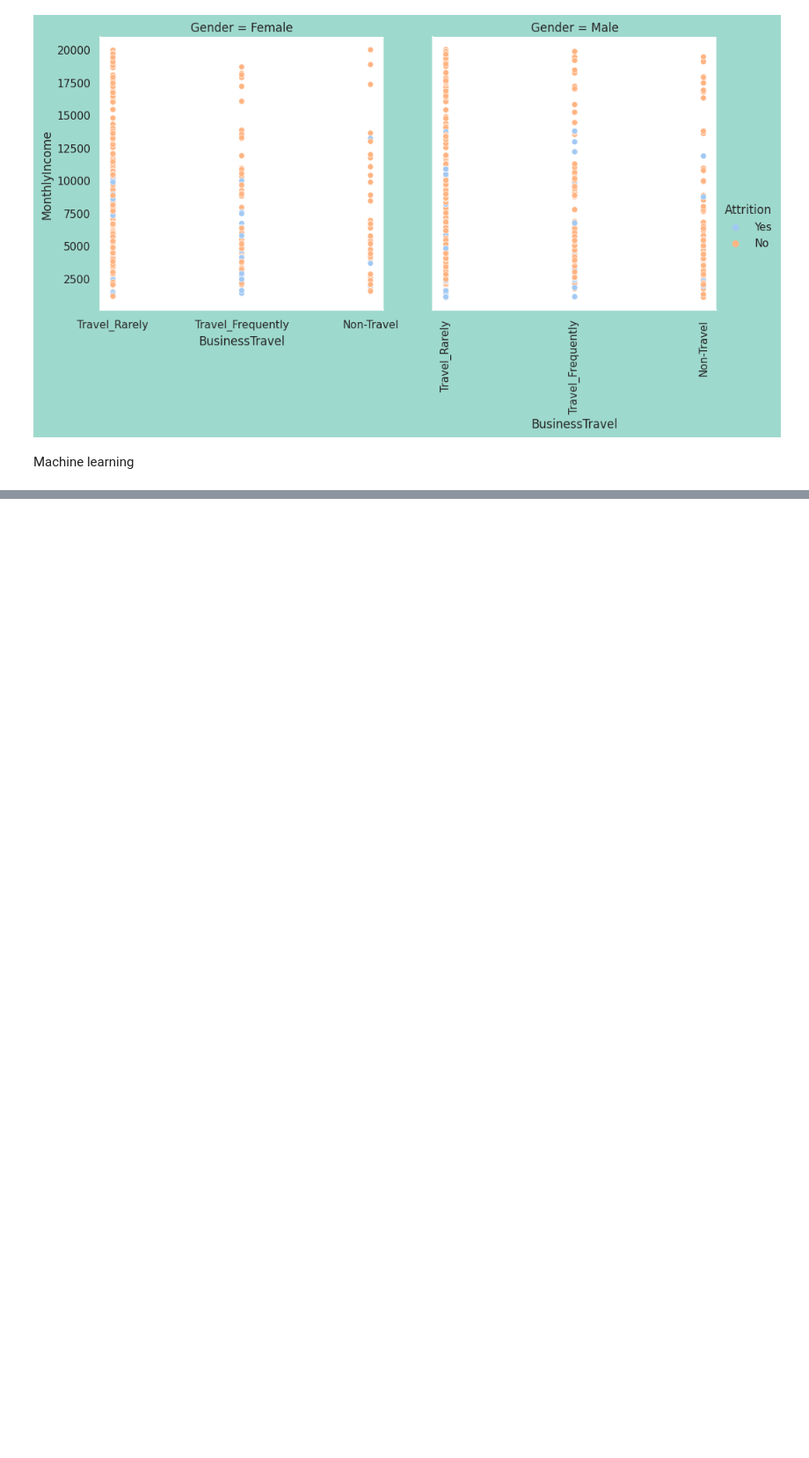
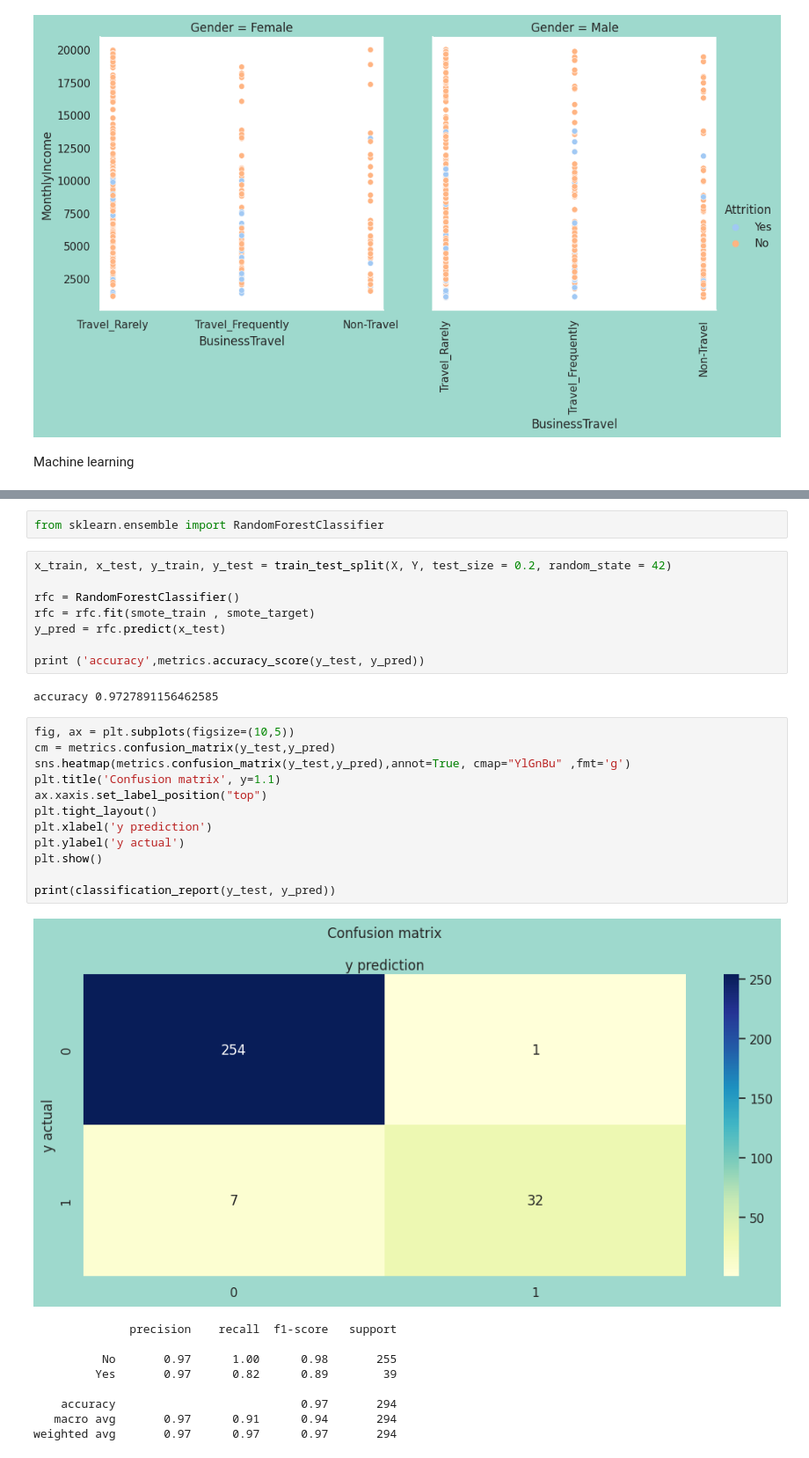
Before and after one commit to abdyraman/hr-deep-learning, a Jupyter notebook: deep_hr.ipynb, the cells around one changed output, grey strips where cells are left out. Shown at 88% size. Cells and saved outputs as stored; diff of their text form; blank space fills up the shorter version.

```diff
--- a/deep_hr.ipynb
+++ b/deep_hr.ipynb
@@ -221,0 +324,34 @@ Machine learning
+# %%
+from sklearn.ensemble import RandomForestClassifier
+# %%
+x_train, x_test, y_train, y_test = train_test_split(X, Y, test_size = 0.2, random_state = 42)
+
+rfc = RandomForestClassifier()
+rfc = rfc.fit(smote_train , smote_target)
+y_pred = rfc.predict(x_test)
+
+print ('accuracy',metrics.accuracy_score(y_test, y_pred))
+# %% [output]
+accuracy 0.9727891156462585
+# %%
+fig, ax = plt.subplots(figsize=(10,5))
+cm = metrics.confusion_matrix(y_test,y_pred)
+sns.heatmap(metrics.confusion_matrix(y_test,y_pred),annot=True, cmap="YlGnBu" ,fmt='g')
+plt.title('Confusion matrix', y=1.1)
+ax.xaxis.set_label_position("top")
+plt.tight_layout()
+plt.xlabel('y prediction')
+plt.ylabel('y actual')
+plt.show()
+
+print(classification_report(y_test, y_pred))
+# %% [output]
+[figure, added]
+              precision    recall  f1-score   support
+
+          No       0.97      1.00      0.98       255
+         Yes       0.97      0.82      0.89        39
+
+    accuracy                           0.97       294
+   macro avg       0.97      0.91      0.94       294
+weighted avg       0.97      0.97      0.97       294
```
Also changed, not shown: parts of 16 cells of this notebook.
